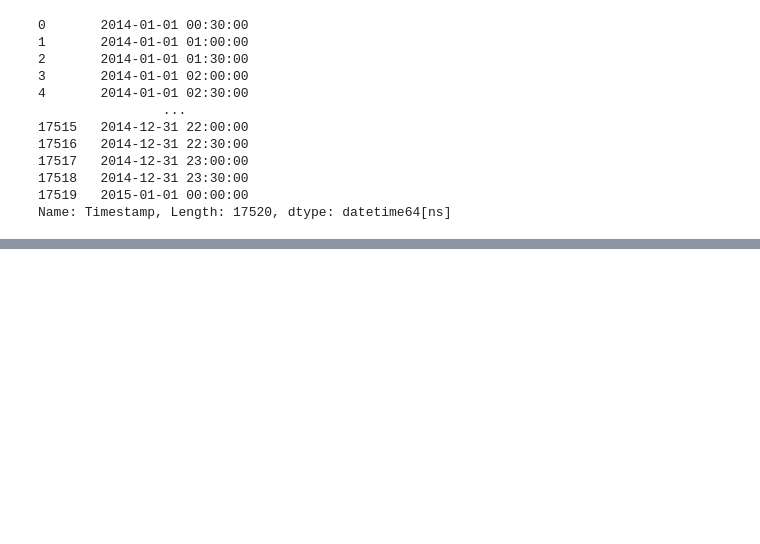
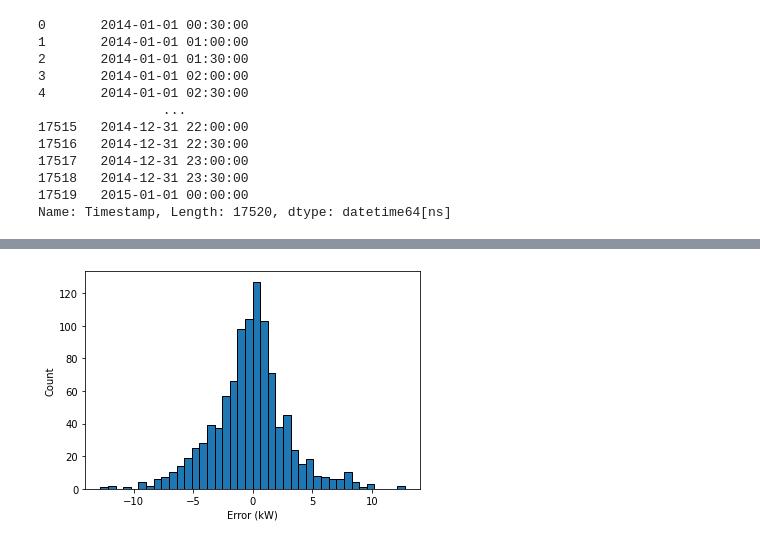
Before and after one commit to stait20/Code, a Jupyter notebook: Fife-data/FifeData.ipynb, the cells around one changed output, grey strips where cells are left out. Drawn from its saved outputs; the diff is of its cells as text; code cells hidden in the pictures; blank space fills up the shorter version.

```diff
--- a/Fife-data/FifeData.ipynb
+++ b/Fife-data/FifeData.ipynb
@@ -42,0 +79,15 @@ plt.plot(df["Timestamp"].iloc[l:h], df["pers_forecast"].iloc[l:h])
+# %%
+# Calculate mean absolute error
+error = df["crawford_pers_forecast"].iloc[l:h] - df["crawfordCrescent_F2"].iloc[l:h]
+MAE = sum(abs(diff)) / (h - l)
+# Calculate mean absolute percentage error
+MAPE = 100 * sum(abs(diff / df["crawfordCrescent_F2"].iloc[l:h])) / (h - l)
+# %%
+# Histogram of errors
+plt.hist(error, bins='auto', edgecolor='black', linewidth=1)
+plt.xlabel("Error (kW)")
+plt.ylabel("Count")
+plt.savefig("hist.jpg", dpi=300)
+plt.show()
+# %% [output]
+[figure, added]
```
Also changed, not shown: parts of 8 cells of this notebook, 1 other file.
